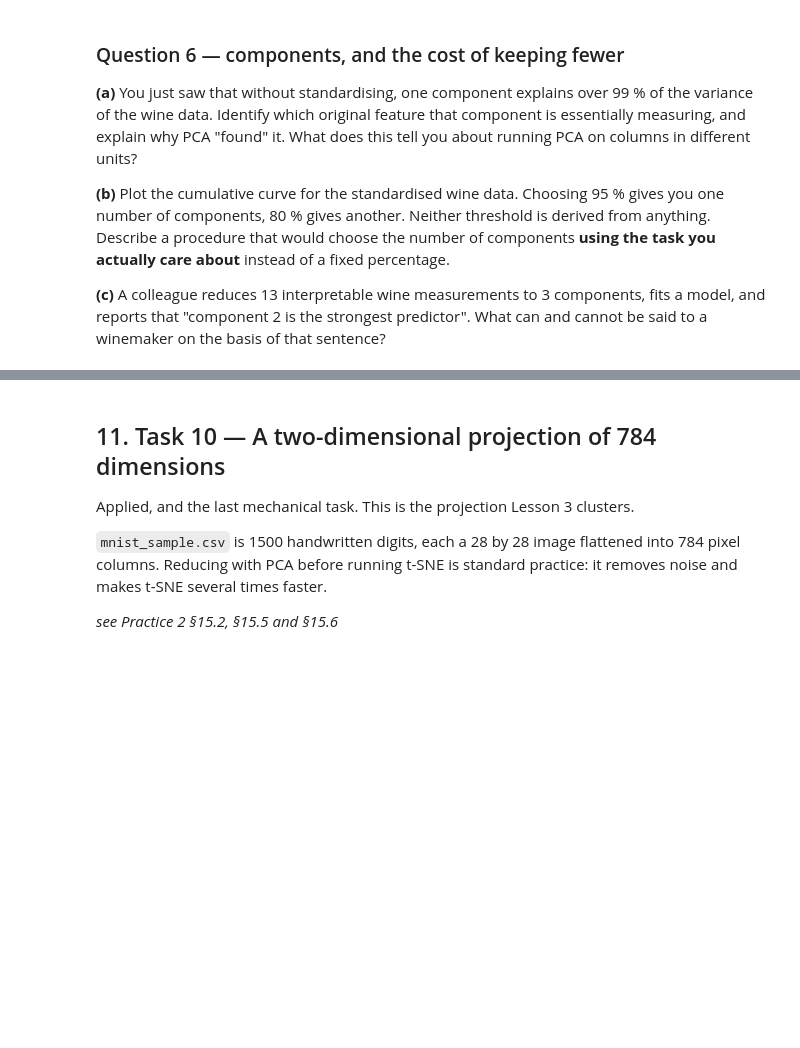
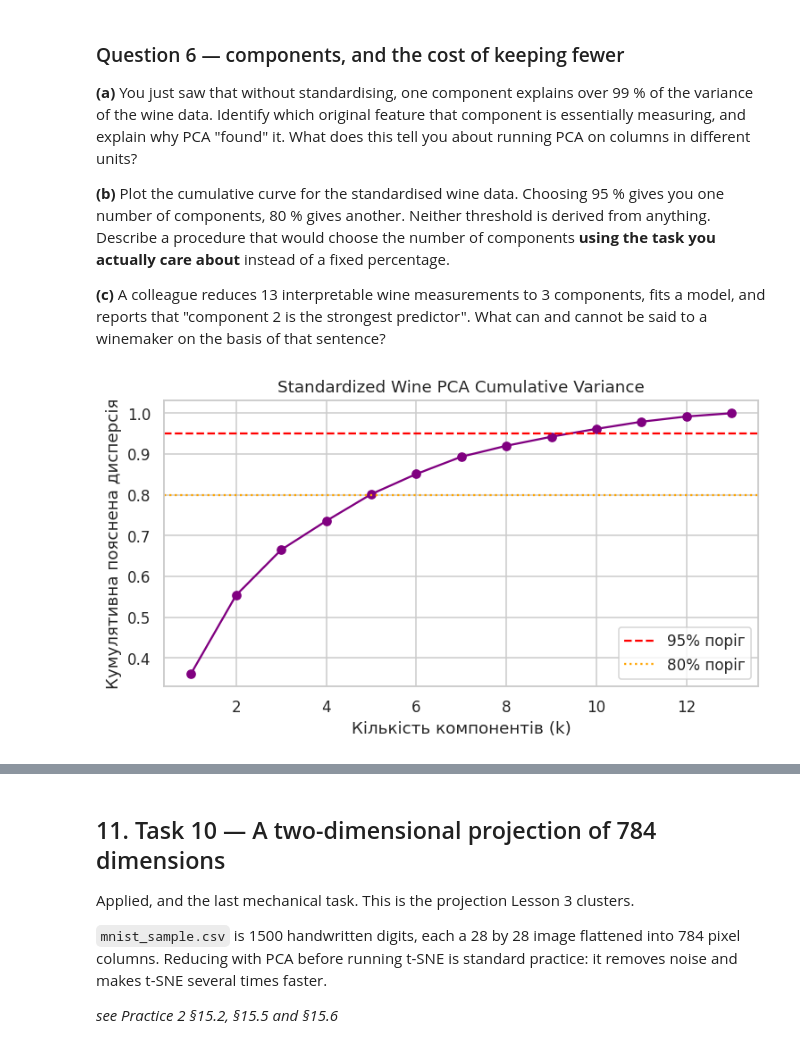
Before and after one commit to ostapenkooleksandr-hash/ida-practice-3d, a Jupyter notebook: practice/2/2-homework.ipynb, the cells around one changed output, grey strips where cells are left out. Saved outputs shown, nothing was run; the diff lists cells and outputs as text; code cells hidden in the pictures; blank space fills up the shorter version.

```diff
--- a/practice/2/2-homework.ipynb
+++ b/practice/2/2-homework.ipynb
@@ -387,4 +487,20 @@ much? What is different about `Age` that changes the answer?
 your answer with a fact about what the column *means*, not with a
 threshold.
 # %%
-# Space for the code that supports your answer.
+s_fare = titanic['Fare'].dropna()
+s_age = titanic['Age'].dropna()
+
+print("--- FARE OUTLIER COUNTS ---")
+for mult in [1.0, 1.5, 3.0, 5.0]:
+    c = int(iqr_outliers(titanic['Fare'], multiplier=mult)['mask'].sum())
+    print(f"IQR (mult={mult}): {c} outliers")
+
+mean_f, std_f = s_fare.mean(), s_fare.std(ddof=1)
+count_3s_fare = int(((s_fare < mean_f - 3*std_f) | (s_fare > mean_f + 3*std_f)).sum())
+print(f"3σ rule (Fare): {count_3s_fare} outliers (mu={mean_f:.2f}, std={std_f:.2f}, upper={mean_f + 3*std_f:.2f})")
+
+print("\n--- AGE COMPARISON ---")
+mean_a, std_a = s_age.mean(), s_age.std(ddof=1)
+count_3s_age = int(((s_age < mean_a - 3*std_a) | (s_age > mean_a + 3*std_a)).sum())
+count_iqr_15_age = int(iqr_outliers(titanic['Age'], multiplier=1.5)['mask'].sum())
+print(f"Age 3σ count: {count_3s_age} | Age IQR(1.5) count: {count_iqr_15_age}")
@@ -770,6 +1137,27 @@ components, fits a model, and reports that "component 2 is the strongest
 predictor". What can and cannot be said to a winemaker on the basis of
 that sentence?
 # %%
-# Space for the code that supports your answer.
+import matplotlib.pyplot as plt
+import numpy as np
+from sklearn.preprocessing import StandardScaler
+from sklearn.decomposition import PCA
+
+features = [c for c in wine.columns if c != "target"]
+X_wine_std = StandardScaler().fit_transform(wine[features])
+pca_std = PCA(random_state=SEED).fit(X_wine_std)
+cum_var_std = pca_std.explained_variance_ratio_.cumsum()
+
+fig, ax = plt.subplots(figsize=(7, 4))
+ax.plot(range(1, len(cum_var_std) + 1), cum_var_std, marker='o', color='purple')
+ax.axhline(0.95, color='red', linestyle='--', label='95% поріг')
+ax.axhline(0.80, color='orange', linestyle=':', label='80% поріг')
+ax.set_xlabel('Кількість компонентів (k)')
+ax.set_ylabel('Кумулятивна пояснена дисперсія')
+ax.set_title('Standardized Wine PCA Cumulative Variance')
+ax.legend()
+plt.tight_layout()
+plt.show()
+# %% [output]
+[figure, added]
 # %% [markdown]
 **Your answer:**
```
Also changed, not shown: parts of 35 cells of this notebook.
